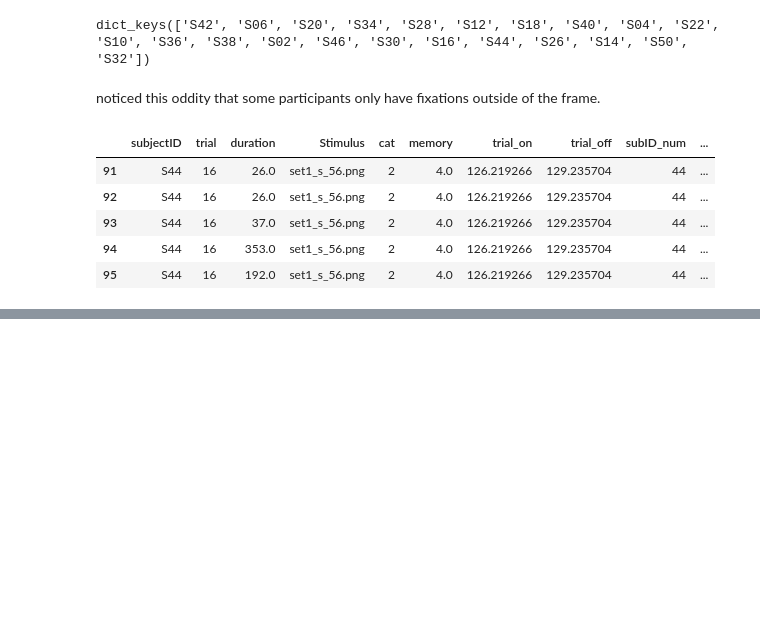
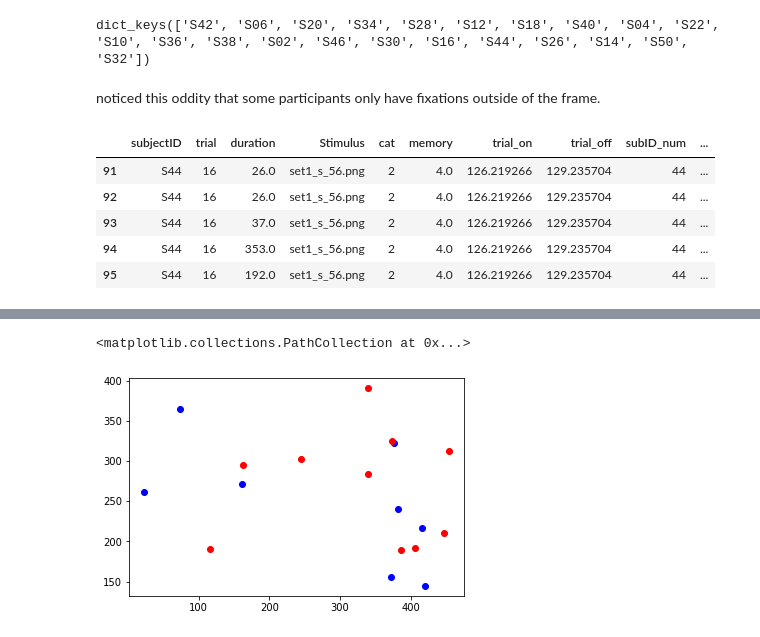
Before and after one commit to jozsarato/PyEyeSim, a Jupyter notebook: Notebooks/RDMDemo.ipynb, the cells around one changed output, grey strips where cells are left out. Cells and saved outputs as stored; diff of their text form; code cells hidden in the pictures; blank space fills up the shorter version.

```diff
--- a/Notebooks/RDMDemo.ipynb
+++ b/Notebooks/RDMDemo.ipynb
@@ -300,2 +322,11 @@ plt.xlabel('indicator (hm = heatmap)');
 # %%
 result = []
+# %%
+eucKeyList = list(eucDistsfromMemData.keys())
+# %%
+testStimkeys = eucDistsfromMemData[eucKeyList[0]]
+# %%
+testKeyList = list(testStimkeys.keys())
+# %%
+eucSub1 = testStimkeys[testKeyList[0]]
+eucSub2 = testStimkeys[testKeyList[1]]
@@ -301,0 +342,8 @@ result = []
+# %%
+plt.scatter(eucSub1[:, 0], eucSub1[:, 1], c='blue', label='S18')
+
+# Plot S40 coordinates
+plt.scatter(eucSub2[:, 0], eucSub2[:, 1], c='red', label='S40')
+# %% [output]
+<matplotlib.collections.PathCollection at 0x...>
+[figure, added]
```
Also changed, not shown: parts of 10 cells of this notebook, 2 other files.
